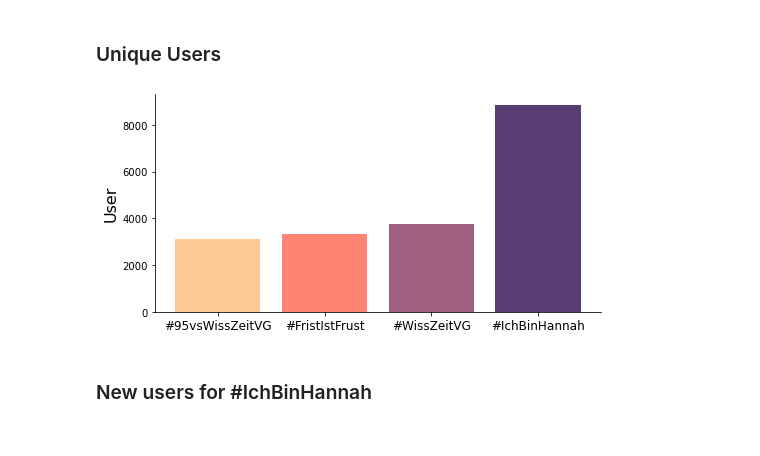
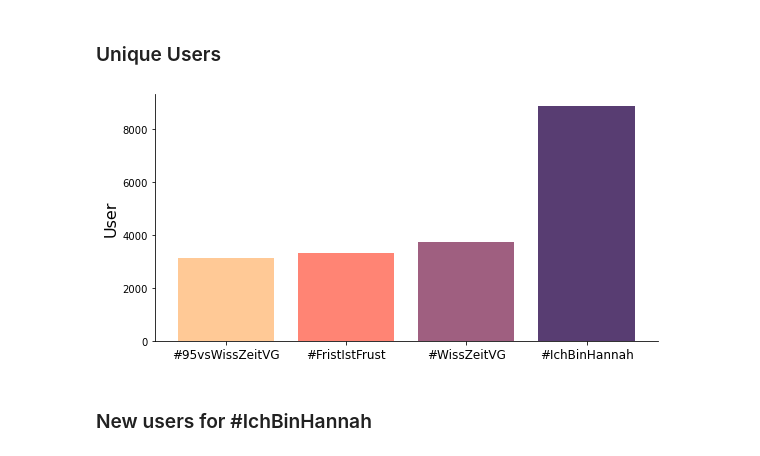
Before and after one commit to LaserStefan/IchbinHanna, a Jupyter notebook: code/analyze_tweets.ipynb, the cells around one changed output. Saved outputs shown, nothing was run; the diff lists cells and outputs as text; code cells hidden in the pictures.

```diff
--- a/code/analyze_tweets.ipynb
+++ b/code/analyze_tweets.ipynb
@@ -22,3 +23,5 @@ def get_tweet_frequency(src, filename, date_cutoff=pd.to_datetime('2018-01-01'))
     return frequency
 # %% [markdown]
 ## Tweets
+# %%
+frequency = get_tweet_frequency(src, '95vsWissZeitVG')
@@ -90,13 +104,14 @@ N_authors = pd.DataFrame({'hashtag':['#{}'.format(h) for h in hashtags],
 # %%
 fig, ax = plt.subplots(figsize=(8, 4))
 ax.bar(N_authors['hashtag'], N_authors['N_authors'], color=colors)
 ax.spines['right'].set_visible(False)
 ax.spines['top'].set_visible(False)
 ax.set_ylabel('User', fontsize=16)
 ax.tick_params(axis='x', labelsize=12)
+fig.tight_layout()
 plt.savefig('../plots/unique_users.png', dpi=300)
 # %% [output]
-[figure, old version]
+[figure, new version]
 # %% [markdown]
 ### New users for #IchBinHannah
 # %%
```
Also changed, not shown: parts of 4 cells of this notebook.
